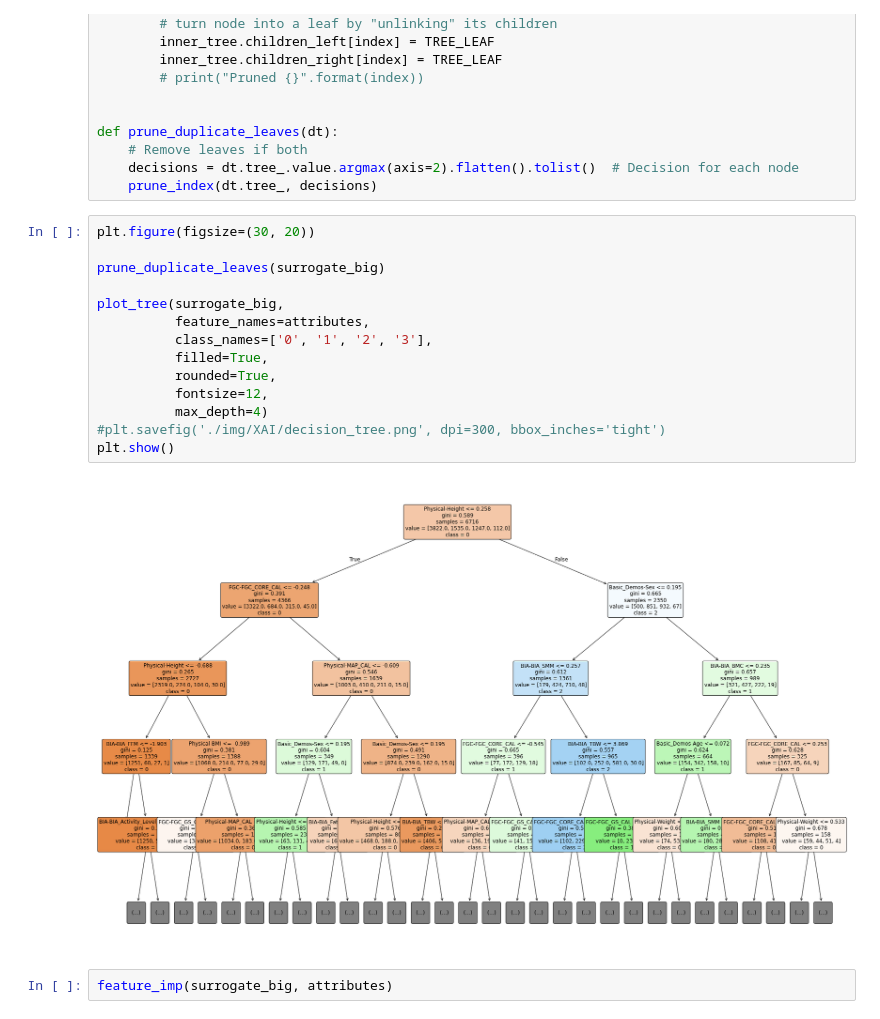
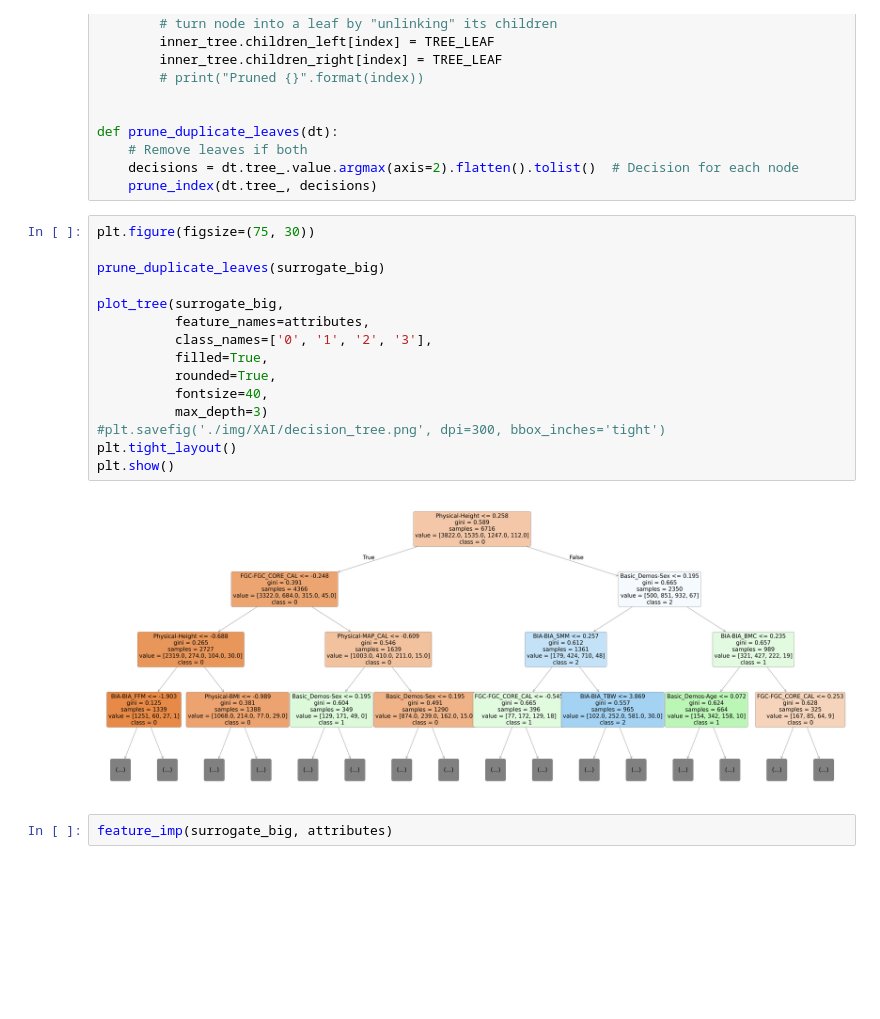
Before and after one commit to alicecalderini/DATAMINING_2-Project, a Jupyter notebook: 9.XAI/XAI.ipynb, the cells around one changed output. Drawn from its saved outputs; the diff is of its cells as text; blank space fills up the shorter version.

```diff
--- a/9.XAI/XAI.ipynb
+++ b/9.XAI/XAI.ipynb
@@ -202,21 +202,22 @@ def prune_duplicate_leaves(dt):
     decisions = dt.tree_.value.argmax(axis=2).flatten().tolist()  # Decision for each node
     prune_index(dt.tree_, decisions)
 # %%
-plt.figure(figsize=(30, 20))
+plt.figure(figsize=(75, 30))
 
 prune_duplicate_leaves(surrogate_big)
 
 plot_tree(surrogate_big,
           feature_names=attributes,
           class_names=['0', '1', '2', '3'],
           filled=True,
           rounded=True,
-          fontsize=12,
-          max_depth=4)
+          fontsize=40,
+          max_depth=3)
 #plt.savefig('./img/XAI/decision_tree.png', dpi=300, bbox_inches='tight')
+plt.tight_layout()
 plt.show()
 # %% [output]
-[figure, old version]
+[figure, new version]
 # %%
 feature_imp(surrogate_big, attributes)
 # %% [output]
```
Also changed, not shown: parts of 5 cells of this notebook, 2 other files.
